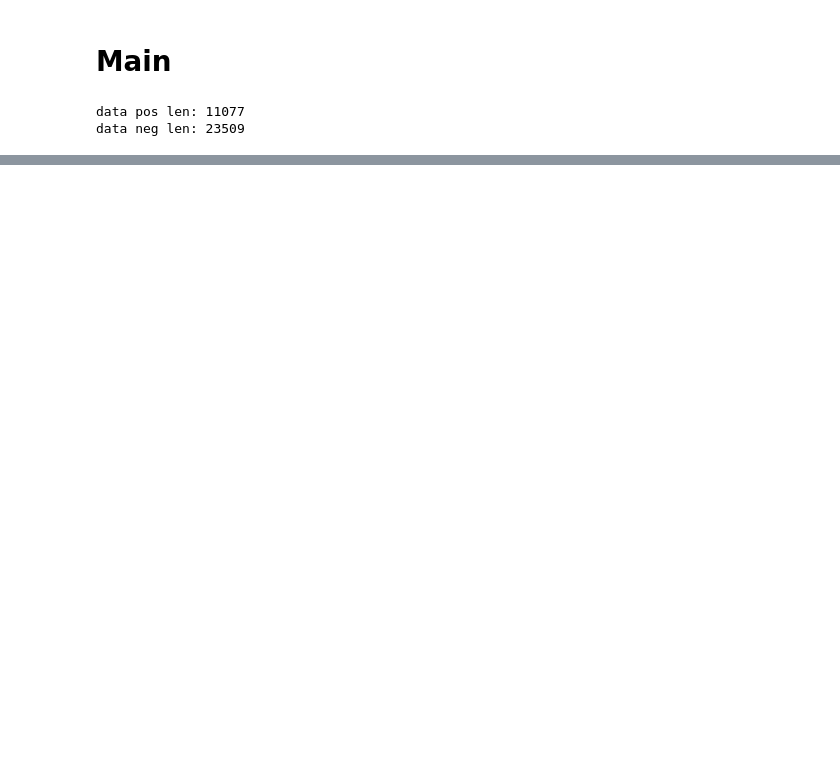
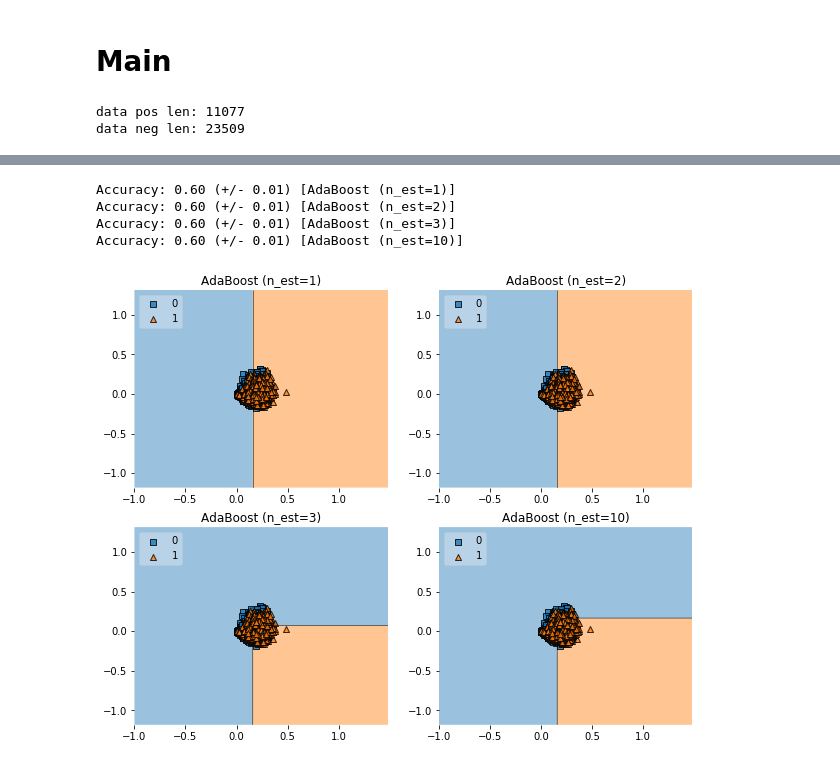
Before and after one commit to muresanuliviu/hdr, a Jupyter notebook: lsa_pca.ipynb, the cells around one changed output, grey strips where cells are left out. Cells and saved outputs as stored; diff of their text form; code cells hidden in the pictures; blank space fills up the shorter version.

```diff
--- a/lsa_pca.ipynb
+++ b/lsa_pca.ipynb
@@ -289,0 +441,27 @@ Test accuracy of random forest model is 0.6914583333333333
+# %%
+clf = DecisionTreeClassifier(criterion='entropy', max_depth=1)
+
+num_est = [1, 2, 3, 10]
+label = ['AdaBoost (n_est=1)', 'AdaBoost (n_est=2)', 'AdaBoost (n_est=3)', 'AdaBoost (n_est=10)']
+# %%
+fig = plt.figure(figsize=(10, 8))
+gs = gridspec.GridSpec(2, 2)
+grid = itertools.product([0,1],repeat=2)
+
+for n_est, label, grd in zip(num_est, label, grid):
+    scores = cross_val_score(clf, X_train_ngrams_tfidf_reduced, y_train, cv=3, scoring='accuracy')
+    print ("Accuracy: %.2f (+/- %.2f) [%s]" %(scores.mean(), scores.std(), label))
+
+    boosting = AdaBoostClassifier(base_estimator=clf, n_estimators=n_est)
+    boosting.fit(X_train_ngrams_tfidf_reduced, y_train)
+    ax = plt.subplot(gs[grd[0], grd[1]])
+    fig = plot_decision_regions(X=X_train_ngrams_tfidf_reduced, y=y_train, clf=boosting, legend=2)
+    plt.title(label)
+
+plt.show()
+# %% [output]
+Accuracy: 0.60 (+/- 0.01) [AdaBoost (n_est=1)]
+Accuracy: 0.60 (+/- 0.01) [AdaBoost (n_est=2)]
+Accuracy: 0.60 (+/- 0.01) [AdaBoost (n_est=3)]
+Accuracy: 0.60 (+/- 0.01) [AdaBoost (n_est=10)]
+[figure, added]
```
Also changed, not shown: parts of 25 cells of this notebook.
